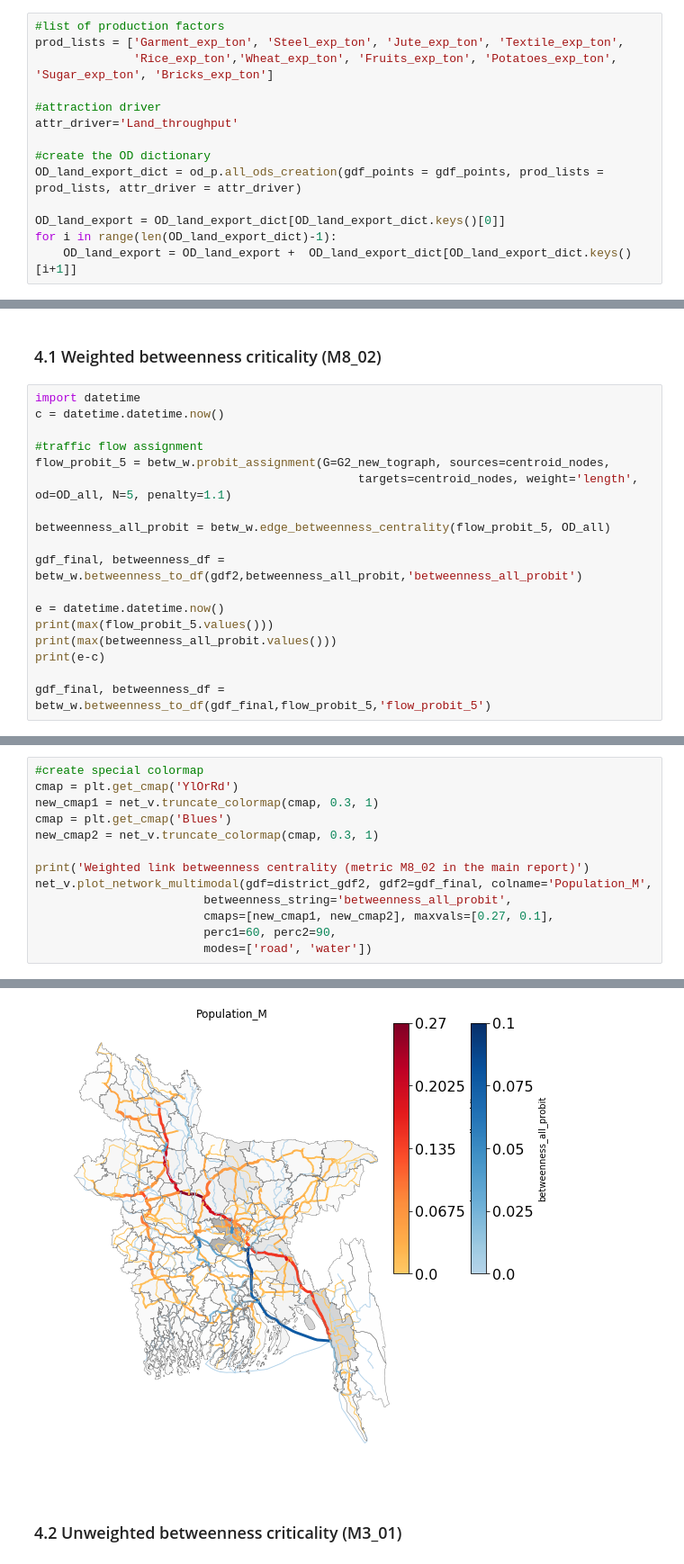
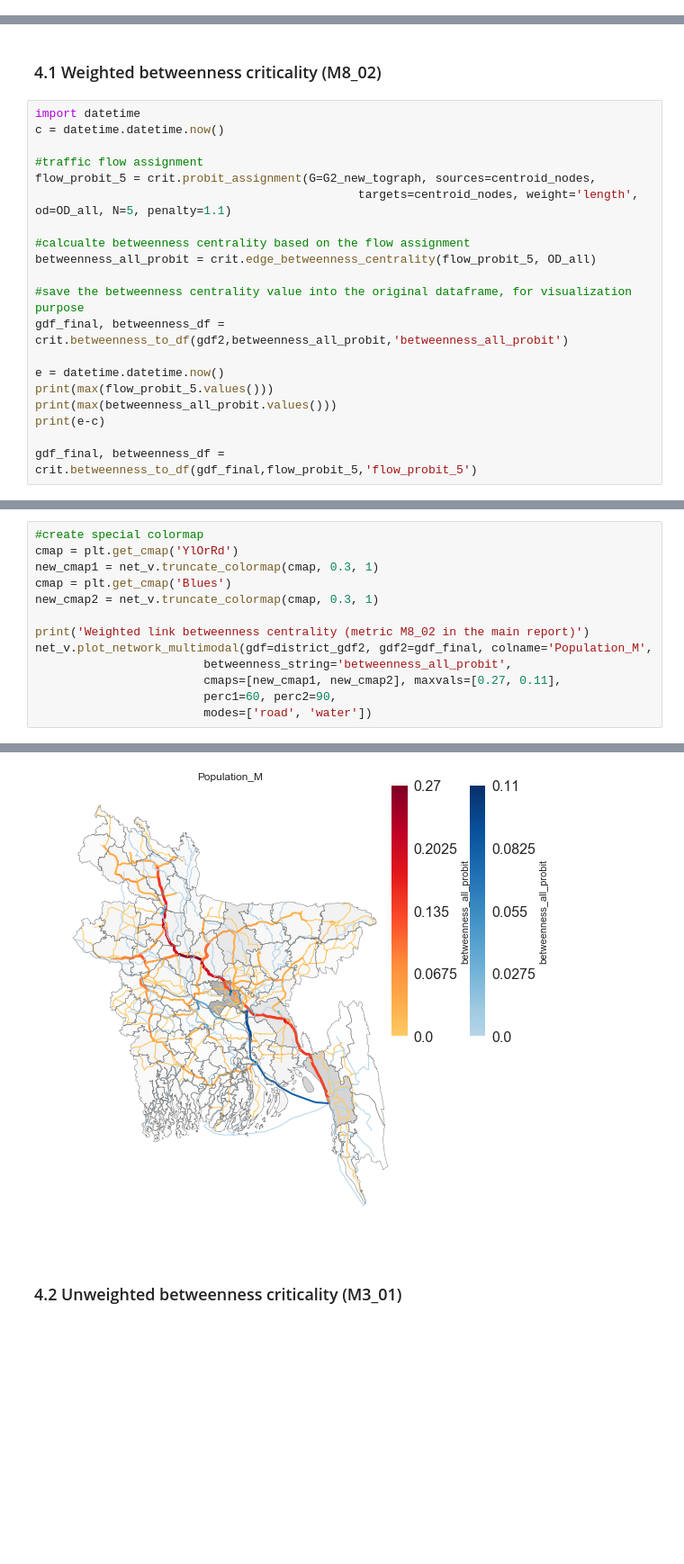
Before and after one commit to bramkaarga/transcrit, a Jupyter notebook: 01_example_metric_calculation.ipynb, the cells around one changed output, grey strips where cells are left out. Shown at 90% size. Drawn from its saved outputs; the diff is of its cells as text; blank space fills up the shorter version.

```diff
--- a/01_example_metric_calculation.ipynb
+++ b/01_example_metric_calculation.ipynb
@@ -138,14 +133,0 @@ Prepare land ports export-based OD
-# %%
-#list of production factors
-prod_lists = ['Garment_exp_ton', 'Steel_exp_ton', 'Jute_exp_ton', 'Textile_exp_ton',
-              'Rice_exp_ton','Wheat_exp_ton', 'Fruits_exp_ton', 'Potatoes_exp_ton', 'Sugar_exp_ton', 'Bricks_exp_ton']
-
-#attraction driver
-attr_driver='Land_throughput'
-
-#create the OD dictionary
-OD_land_export_dict = od_p.all_ods_creation(gdf_points = gdf_points, prod_lists = prod_lists, attr_driver = attr_driver)
-
-OD_land_export = OD_land_export_dict[OD_land_export_dict.keys()[0]]
-for i in range(len(OD_land_export_dict)-1):
-    OD_land_export = OD_land_export +  OD_land_export_dict[OD_land_export_dict.keys()[i+1]]
@@ -243,17 +223,19 @@ import datetime
 c = datetime.datetime.now()
 
 #traffic flow assignment
-flow_probit_5 = betw_w.probit_assignment(G=G2_new_tograph, sources=centroid_nodes,
+flow_probit_5 = crit.probit_assignment(G=G2_new_tograph, sources=centroid_nodes,
                                               targets=centroid_nodes, weight='length', od=OD_all, N=5, penalty=1.1)
 
-betweenness_all_probit = betw_w.edge_betweenness_centrality(flow_probit_5, OD_all)
+#calcualte betweenness centrality based on the flow assignment
+betweenness_all_probit = crit.edge_betweenness_centrality(flow_probit_5, OD_all)
 
-gdf_final, betweenness_df = betw_w.betweenness_to_df(gdf2,betweenness_all_probit,'betweenness_all_probit')
+#save the betweenness centrality value into the original dataframe, for visualization purpose
+gdf_final, betweenness_df = crit.betweenness_to_df(gdf2,betweenness_all_probit,'betweenness_all_probit')
 
 e = datetime.datetime.now()
 print(max(flow_probit_5.values()))
 print(max(betweenness_all_probit.values()))
 print(e-c)
 
-gdf_final, betweenness_df = betw_w.betweenness_to_df(gdf_final,flow_probit_5,'flow_probit_5')
+gdf_final, betweenness_df = crit.betweenness_to_df(gdf_final,flow_probit_5,'flow_probit_5')
 # %% [output]
@@ -274,19 +260,19 @@ percentage by water is 11.698987071 percent
 # %%
 #create special colormap
 cmap = plt.get_cmap('YlOrRd')
 new_cmap1 = net_v.truncate_colormap(cmap, 0.3, 1)
 cmap = plt.get_cmap('Blues')
 new_cmap2 = net_v.truncate_colormap(cmap, 0.3, 1)
 
 print('Weighted link betweenness centrality (metric M8_02 in the main report)')
 net_v.plot_network_multimodal(gdf=district_gdf2, gdf2=gdf_final, colname='Population_M',
                         betweenness_string='betweenness_all_probit',
-                        cmaps=[new_cmap1, new_cmap2], maxvals=[0.27, 0.1],
+                        cmaps=[new_cmap1, new_cmap2], maxvals=[0.27, 0.11],
                         perc1=60, perc2=90,
                         modes=['road', 'water'])
 # %% [output]
 Weighted link betweenness centrality (metric M8_02 in the main report)
-[figure, old version]
+[figure, new version]
 # %% [markdown]
 ### 4.2 Unweighted betweenness criticality (M3_01)
 # %%
```
Also changed, not shown: parts of 30 cells of this notebook.
